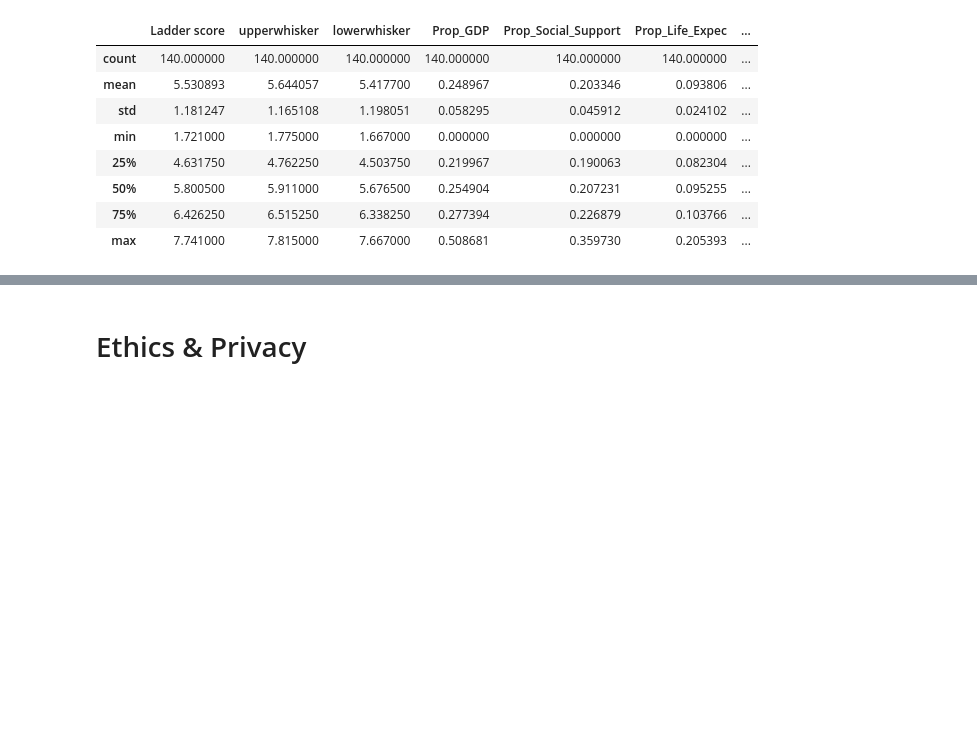
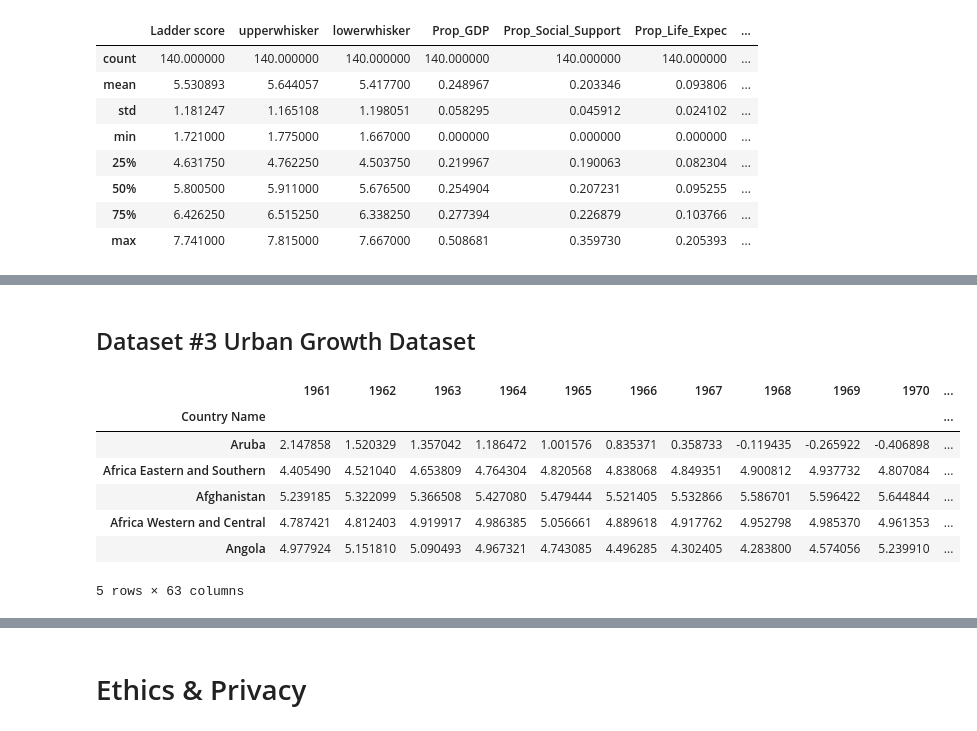
Before and after one commit to abbymcleod/Country-Happiness-Index, a Jupyter notebook: DataCheckpoint_Group010-FA24.ipynb, the cells around one changed output, grey strips where cells are left out. Saved outputs shown, nothing was run; the diff lists cells and outputs as text; code cells hidden in the pictures; blank space fills up the shorter version.

```diff
--- a/DataCheckpoint_Group010-FA24.ipynb
+++ b/DataCheckpoint_Group010-FA24.ipynb
@@ -183,0 +201,16 @@ happiness_df.describe()
+# %% [markdown]
+## Dataset #3 Urban Growth Dataset
+# %%
+urban_growth_df = pd.read_csv('urban_growth.csv')
+urban_growth_df = urban_growth_df.drop(columns = ['Country Code', '1960', 'Indicator Code', 'Indicator Name'])
+urban_growth_df = urban_growth_df.dropna().set_index('Country Name')
+urban_growth_df.head()
+# %% [output]
+|  | 1961 | 1962 | 1963 | 1964 | 1965 | 1966 | 1967 | 1968 | 1969 | 1970 | ... |
+| Country Name |  |  |  |  |  |  |  |  |  |  | ... |
+| Aruba | 2.147858 | 1.520329 | 1.357042 | 1.186472 | 1.001576 | 0.835371 | 0.358733 | -0.119435 | -0.265922 | -0.406898 | ... |
+| Africa Eastern and Southern | 4.405490 | 4.521040 | 4.653809 | 4.764304 | 4.820568 | 4.838068 | 4.849351 | 4.900812 | 4.937732 | 4.807084 | ... |
+| Afghanistan | 5.239185 | 5.322099 | 5.366508 | 5.427080 | 5.479444 | 5.521405 | 5.532866 | 5.586701 | 5.596422 | 5.644844 | ... |
+| Africa Western and Central | 4.787421 | 4.812403 | 4.919917 | 4.986385 | 5.056661 | 4.889618 | 4.917762 | 4.952798 | 4.985370 | 4.961353 | ... |
+| Angola | 4.977924 | 5.151810 | 5.090493 | 4.967321 | 4.743085 | 4.496285 | 4.302405 | 4.283800 | 4.574056 | 5.239910 | ... |
+5 rows × 63 columns
```
Also changed, not shown: parts of 8 cells of this notebook.
